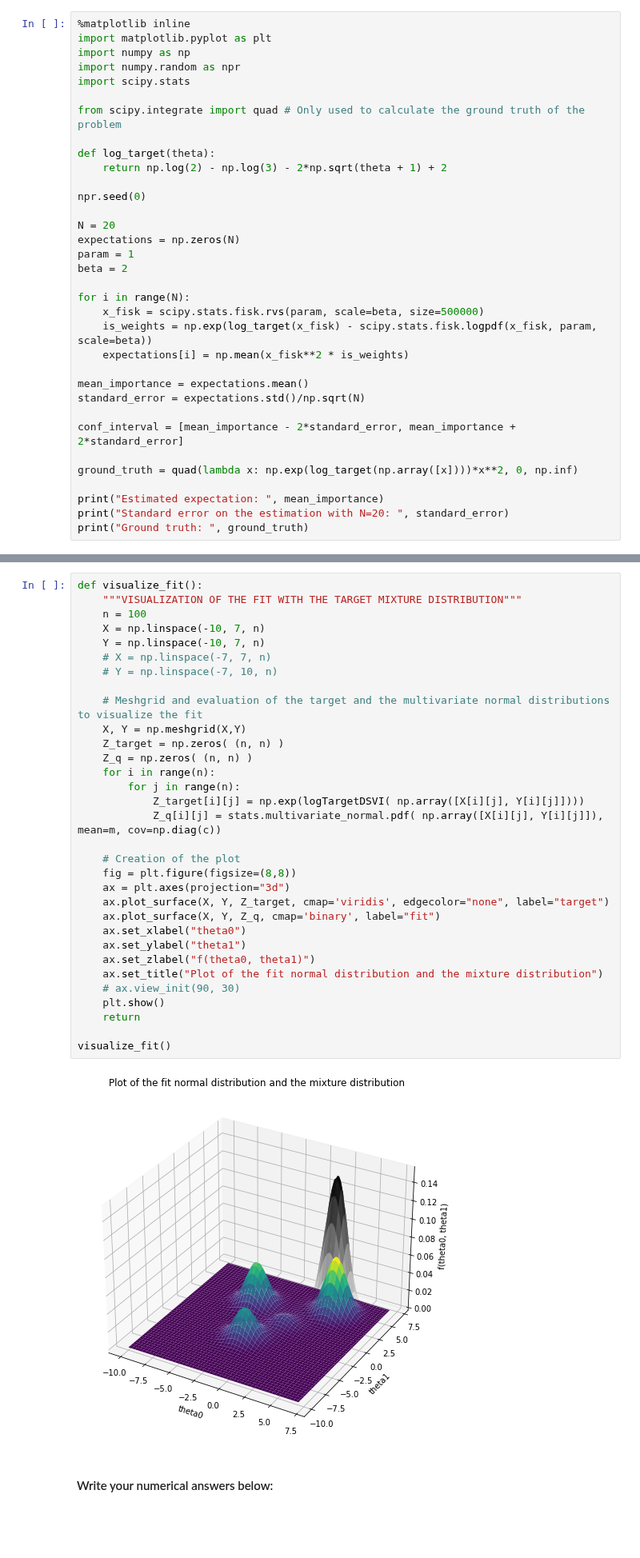
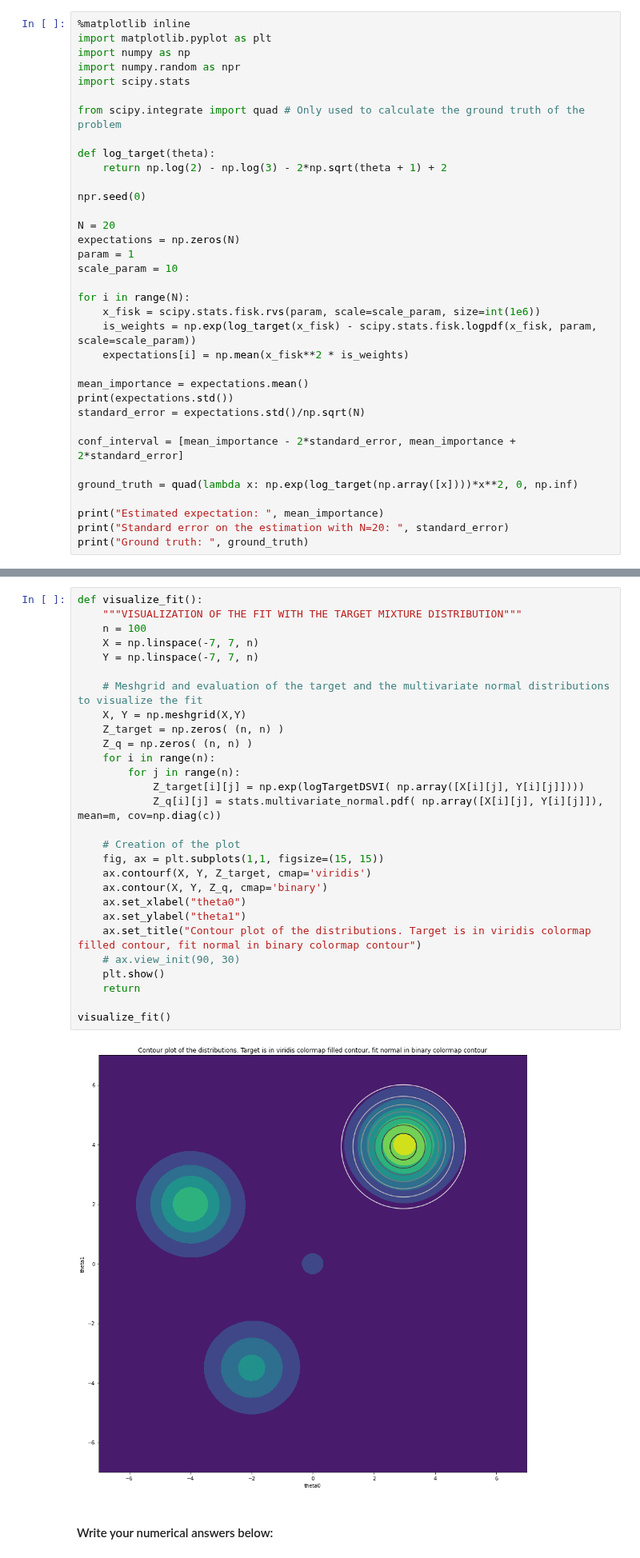
Before and after one commit to vyeoms/assignments, a Jupyter notebook: compstat/VictorYeom_Exam.ipynb, the cells around one changed output, grey strips where cells are left out. Shown at 80% size. Saved outputs shown, nothing was run; the diff lists cells and outputs as text; blank space fills up the shorter version.

```diff
--- a/compstat/VictorYeom_Exam.ipynb
+++ b/compstat/VictorYeom_Exam.ipynb
@@ -329,14 +329,15 @@ npr.seed(0)
 N = 20
 expectations = np.zeros(N)
 param = 1
-beta = 2
+scale_param = 10
 
 for i in range(N):
-    x_fisk = scipy.stats.fisk.rvs(param, scale=beta, size=500000)
-    is_weights = np.exp(log_target(x_fisk) - scipy.stats.fisk.logpdf(x_fisk, param, scale=beta))
+    x_fisk = scipy.stats.fisk.rvs(param, scale=scale_param, size=int(1e6))
+    is_weights = np.exp(log_target(x_fisk) - scipy.stats.fisk.logpdf(x_fisk, param, scale=scale_param))
     expectations[i] = np.mean(x_fisk**2 * is_weights)
 
 mean_importance = expectations.mean()
+print(expectations.std())
 standard_error = expectations.std()/np.sqrt(N)
 
 conf_interval = [mean_importance - 2*standard_error, mean_importance + 2*standard_error]
@@ -760,37 +762,33 @@ npr.seed(0)
 # %%
 def visualize_fit():
     """VISUALIZATION OF THE FIT WITH THE TARGET MIXTURE DISTRIBUTION"""
     n = 100
-    X = np.linspace(-10, 7, n)
-    Y = np.linspace(-10, 7, n)
-    # X = np.linspace(-7, 7, n)
-    # Y = np.linspace(-7, 10, n)
+    X = np.linspace(-7, 7, n)
+    Y = np.linspace(-7, 7, n)
 
     # Meshgrid and evaluation of the target and the multivariate normal distributions to visualize the fit
     X, Y = np.meshgrid(X,Y)
     Z_target = np.zeros( (n, n) )
     Z_q = np.zeros( (n, n) )
     for i in range(n):
         for j in range(n):
             Z_target[i][j] = np.exp(logTargetDSVI( np.array([X[i][j], Y[i][j]])))
             Z_q[i][j] = stats.multivariate_normal.pdf( np.array([X[i][j], Y[i][j]]), mean=m, cov=np.diag(c))
 
     # Creation of the plot
-    fig = plt.figure(figsize=(8,8))
-    ax = plt.axes(projection="3d")
-    ax.plot_surface(X, Y, Z_target, cmap='viridis', edgecolor="none", label="target")
-    ax.plot_surface(X, Y, Z_q, cmap='binary', label="fit")
+    fig, ax = plt.subplots(1,1, figsize=(15, 15))
+    ax.contourf(X, Y, Z_target, cmap='viridis')
+    ax.contour(X, Y, Z_q, cmap='binary')
     ax.set_xlabel("theta0")
     ax.set_ylabel("theta1")
-    ax.set_zlabel("f(theta0, theta1)")
-    ax.set_title("Plot of the fit normal distribution and the mixture distribution")
+    ax.set_title("Contour plot of the distributions. Target is in viridis colormap filled contour, fit normal in binary colormap contour")
     # ax.view_init(90, 30)
     plt.show()
     return
 
 visualize_fit()
 # %% [output]
-[figure, old version]
+[figure, new version]
 # %% [markdown]
 #### Write your numerical answers below:
 # %%
```
Also changed, not shown: parts of 7 cells of this notebook.
